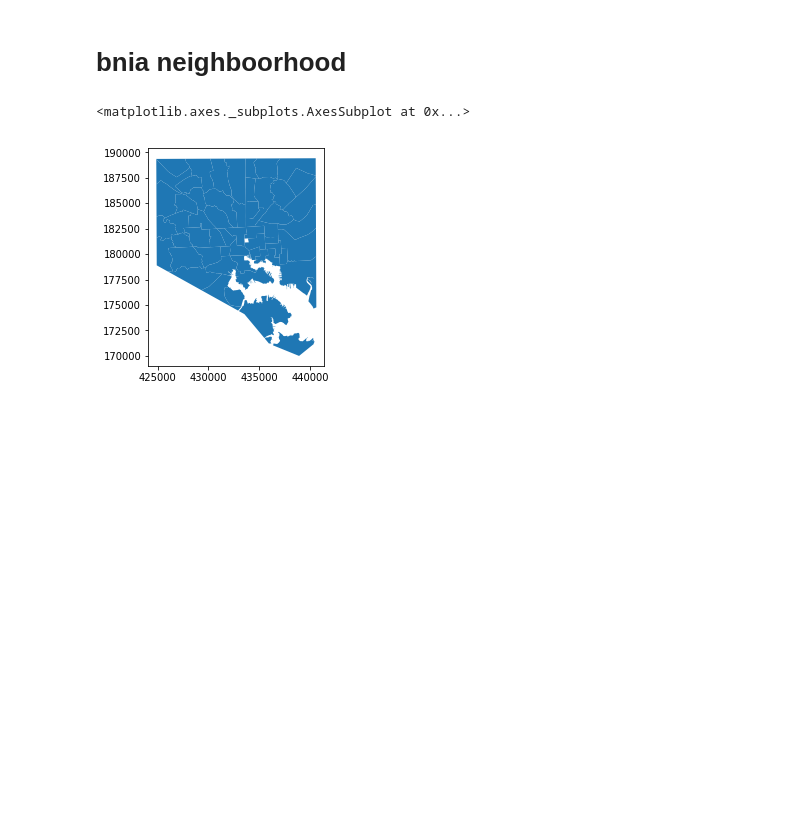
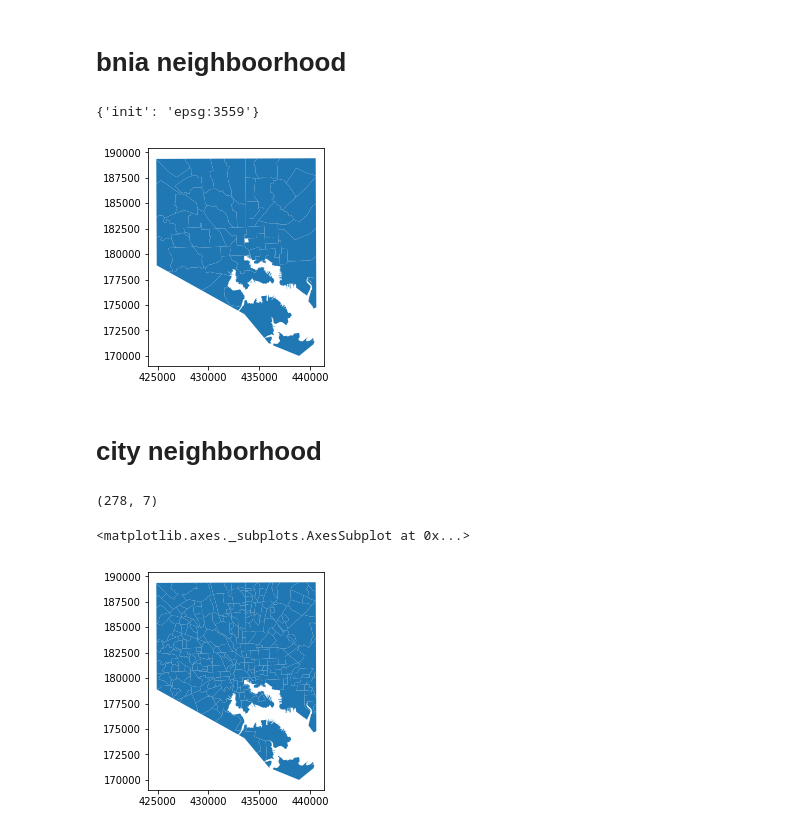
Before and after one commit to JHWu92/public-safety-baltimore, a Jupyter notebook: get-spu.ipynb, the cells around one changed output. Saved outputs shown, nothing was run; the diff lists cells and outputs as text; code cells hidden in the pictures; blank space fills up the shorter version.

Commit message:
add spu - city nb

```diff
--- a/get-spu.ipynb
+++ b/get-spu.ipynb
@@ -35,6 +35,23 @@ bnia[['CSA2010', 'geometry', 'Cen_coords', 'Area']].set_index('CSA2010').to_file
 # %%
 bnia_loaded = gp.read_file('data/baltimore-BNIA-neighborhood.geojson')
 bnia_loaded.plot()
+bnia_loaded.crs
 # %% [output]
-<matplotlib.axes._subplots.AxesSubplot at 0x...>
+{'init': 'epsg:3559'}
 [figure]
+# %% [markdown]
+# city neighborhood
+# %%
+balt_nb = gp.read_file('data/open-baltimore/raw/Neighborhoods.geojson')
+balt_nb.shape
+# %% [output]
+(278, 7)
+# %%
+balt_nb.set_index('label', inplace=True)
+balt_nb = balt_nb.to_crs(epsg=3559)
+balt_nb['Area'] = balt_nb.acres.astype(float)*4046.86
+balt_nb['Cen_coords'] = balt_nb.geometry.apply(lambda x: str(x.centroid.coords[0]))
+balt_nb.plot()
+# %% [output]
+<matplotlib.axes._subplots.AxesSubplot at 0x...>
+[figure, added]
```
Also changed, not shown: parts of 4 cells of this notebook, 2 other files.
